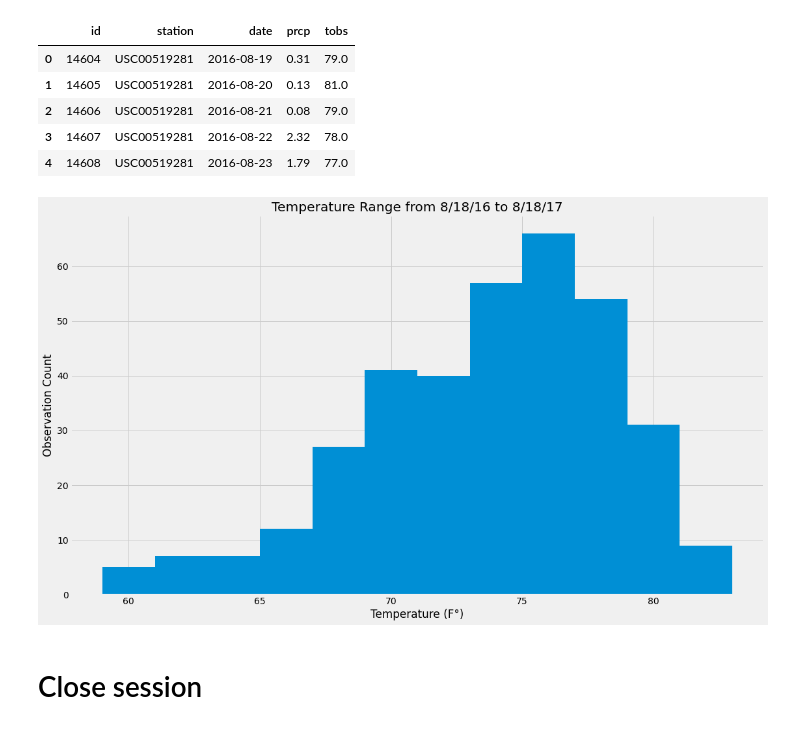
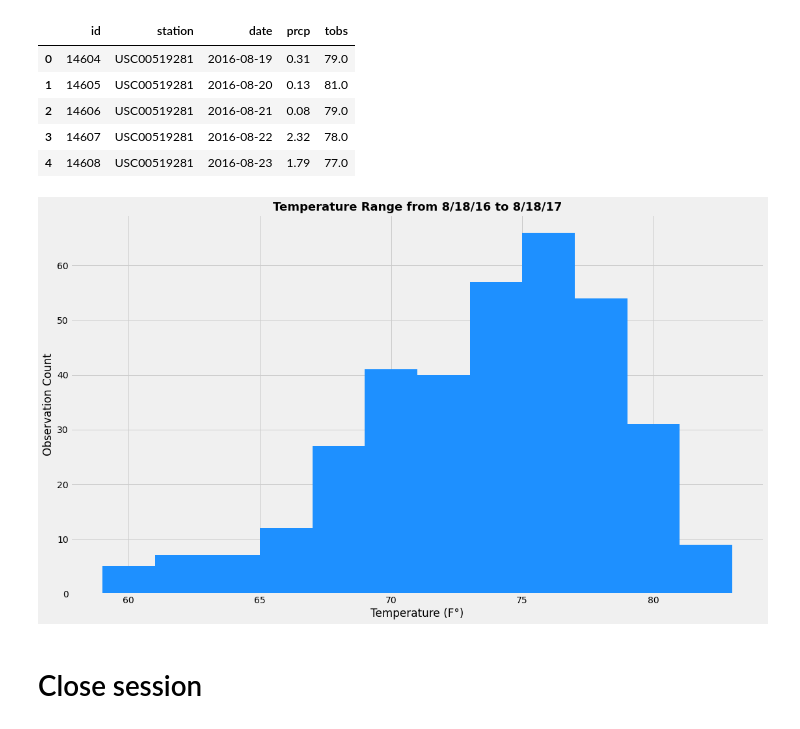
Before and after one commit to mgeffroy/sqlalchemy-challenge, a Jupyter notebook: climate.ipynb, the cells around one changed output. Saved outputs shown, nothing was run; the diff lists cells and outputs as text; code cells hidden in the pictures.

Commit message:
Histogram formatting

```diff
--- a/climate.ipynb
+++ b/climate.ipynb
@@ -203,13 +203,13 @@ temp_df.head()
 # %%
 #Create the histogram
 temp = temp_df["tobs"]
-temp.hist(bins=12, grid=True, figsize=(17,10))
+temp.hist(bins=12, grid=True, figsize=(17,10), color = "dodgerblue")
 plt.xlabel("Temperature (F°)")
 plt.ylabel("Observation Count")
-plt.title("Temperature Range from 8/18/16 to 8/18/17")
+plt.title("Temperature Range from 8/18/16 to 8/18/17", fontweight = "bold", fontsize = 18)
 plt.show()
 # %% [output]
-[figure, old version]
+[figure, new version]
 # %% [markdown]
 # Close session
 # %%
```
